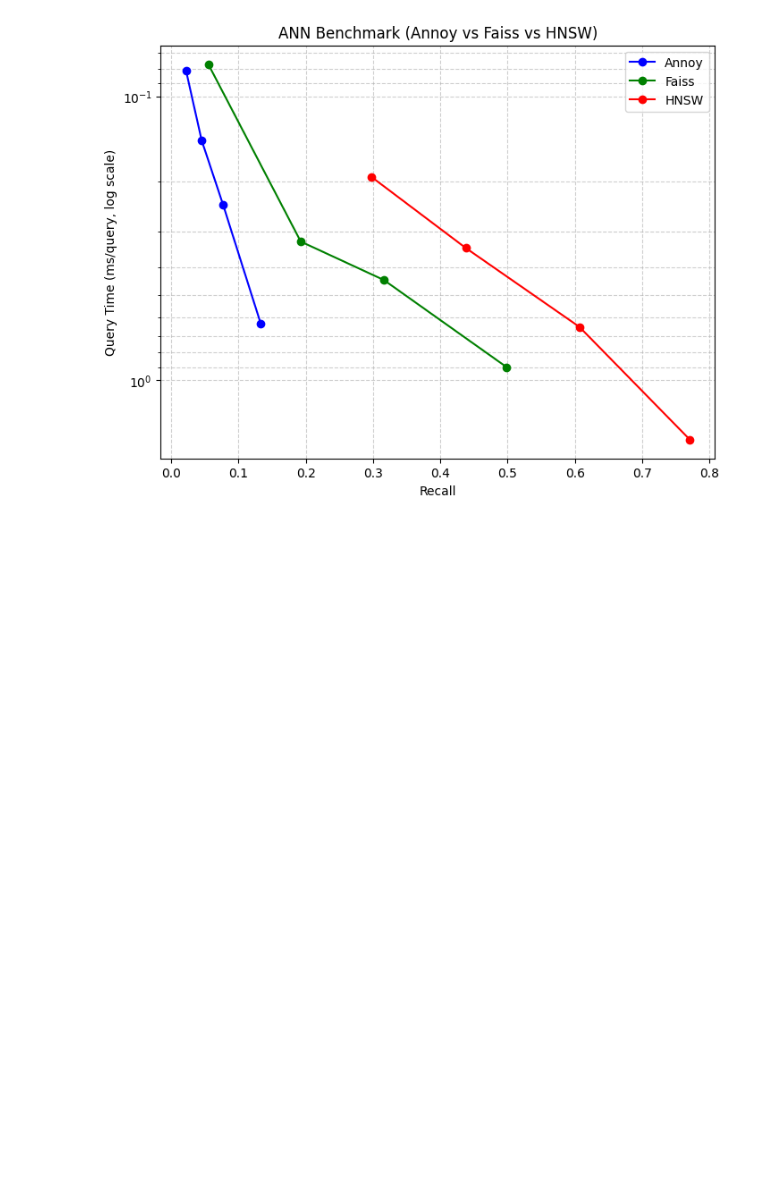
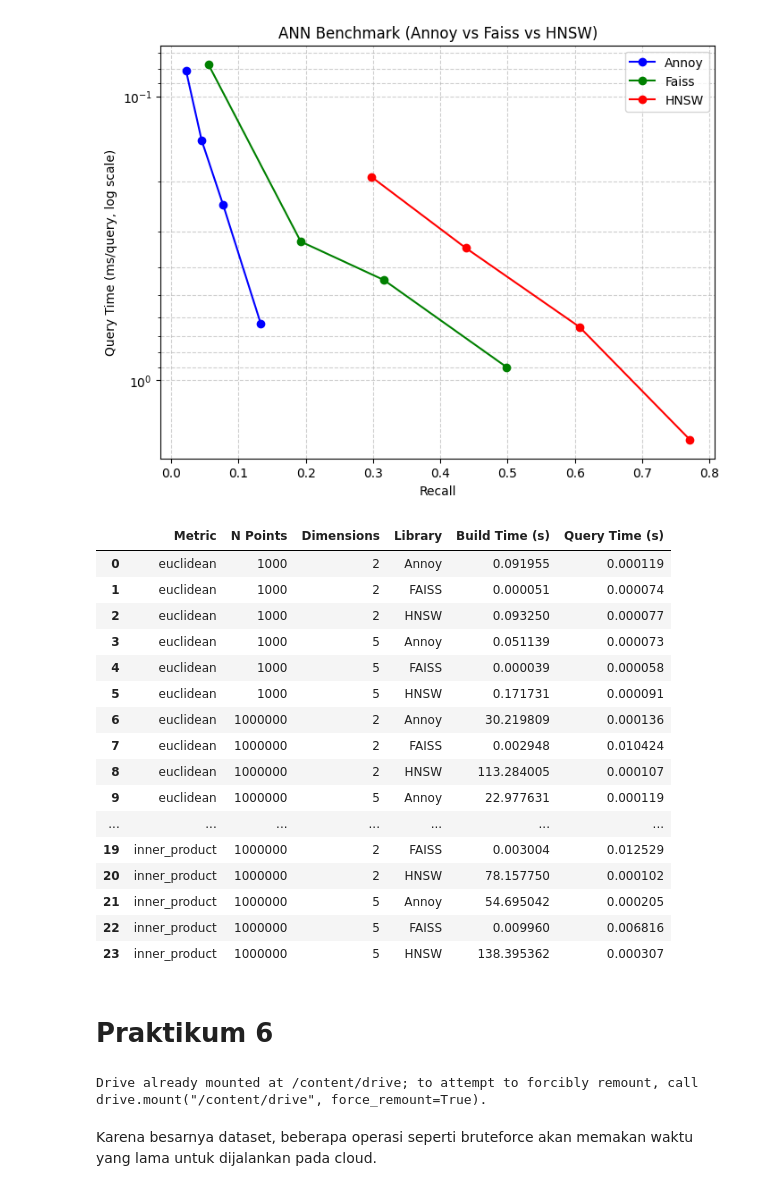
Before and after one commit to Afqufai/MachineLearning2025_03, a Jupyter notebook: TG6_2341720083_Afrizal_Qurratul_Faizin.ipynb, the cells around one changed output. Cells and saved outputs as stored; diff of their text form; code cells hidden in the pictures; blank space fills up the shorter version.

```diff
--- a/TG6_2341720083_Afrizal_Qurratul_Faizin.ipynb
+++ b/TG6_2341720083_Afrizal_Qurratul_Faizin.ipynb
@@ -646,3 +646,5 @@ Query time: 0.0002739429473876953 detik
 Neighbors: [905756 154246 715986   3684 512305] ...
 # %% [markdown]
 Lakukan percobaan pada metric distance yang berbeda. catat hasilnya pada tabel yang anda buat sendiri seperti pada praktikum 1.
+# %%
+list_metrics_comparison = ['euclidean', 'inner_product']
@@ -770,3 +914,31 @@ plt.grid(True, which="both", ls="--", alpha=0.6)
 plt.show()
 # %% [output]
 [figure]
+# %%
+df_comparison_results = pd.DataFrame(comparison_results)
+display(df_comparison_results)
+# %% [output]
+|  | Metric | N Points | Dimensions | Library | Build Time (s) | Query Time (s) |
+| 0 | euclidean | 1000 | 2 | Annoy | 0.091955 | 0.000119 |
+| 1 | euclidean | 1000 | 2 | FAISS | 0.000051 | 0.000074 |
+| 2 | euclidean | 1000 | 2 | HNSW | 0.093250 | 0.000077 |
+| 3 | euclidean | 1000 | 5 | Annoy | 0.051139 | 0.000073 |
+| 4 | euclidean | 1000 | 5 | FAISS | 0.000039 | 0.000058 |
+| 5 | euclidean | 1000 | 5 | HNSW | 0.171731 | 0.000091 |
+| 6 | euclidean | 1000000 | 2 | Annoy | 30.219809 | 0.000136 |
+| 7 | euclidean | 1000000 | 2 | FAISS | 0.002948 | 0.010424 |
+| 8 | euclidean | 1000000 | 2 | HNSW | 113.284005 | 0.000107 |
+| 9 | euclidean | 1000000 | 5 | Annoy | 22.977631 | 0.000119 |
+| ... | ... | ... | ... | ... | ... | ... |
+| 19 | inner_product | 1000000 | 2 | FAISS | 0.003004 | 0.012529 |
+| 20 | inner_product | 1000000 | 2 | HNSW | 78.157750 | 0.000102 |
+| 21 | inner_product | 1000000 | 5 | Annoy | 54.695042 | 0.000205 |
+| 22 | inner_product | 1000000 | 5 | FAISS | 0.009960 | 0.006816 |
+| 23 | inner_product | 1000000 | 5 | HNSW | 138.395362 | 0.000307 |
+# %% [markdown]
+# Praktikum 6
+# %%
+from google.colab import drive
+drive.mount('/content/drive')
+# %% [output]
+Drive already mounted at /content/drive; to attempt to forcibly remount, call drive.mount("/content/drive", force_remount=True).
@@ -772,0 +1052,2 @@ plt.show()
+# %% [markdown]
+Karena besarnya dataset, beberapa operasi seperti bruteforce akan memakan waktu yang lama untuk dijalankan pada cloud.
```
Also changed, not shown: parts of 5 cells of this notebook.
